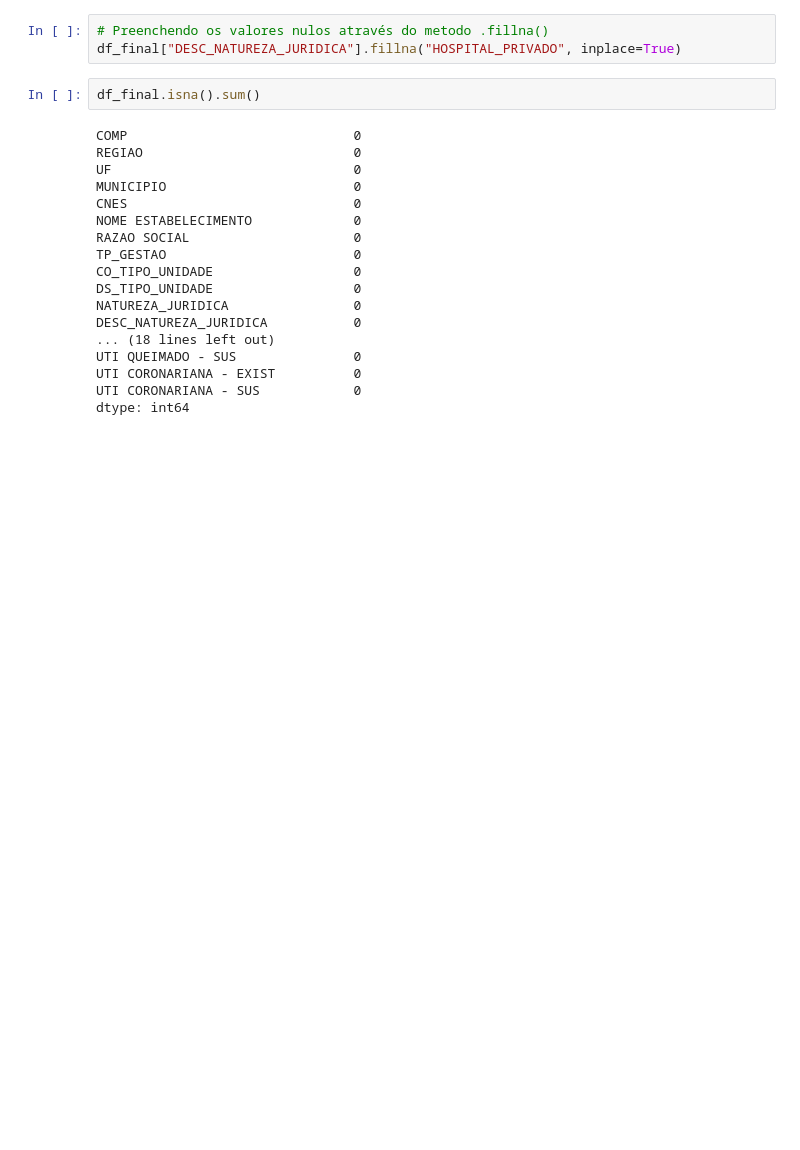
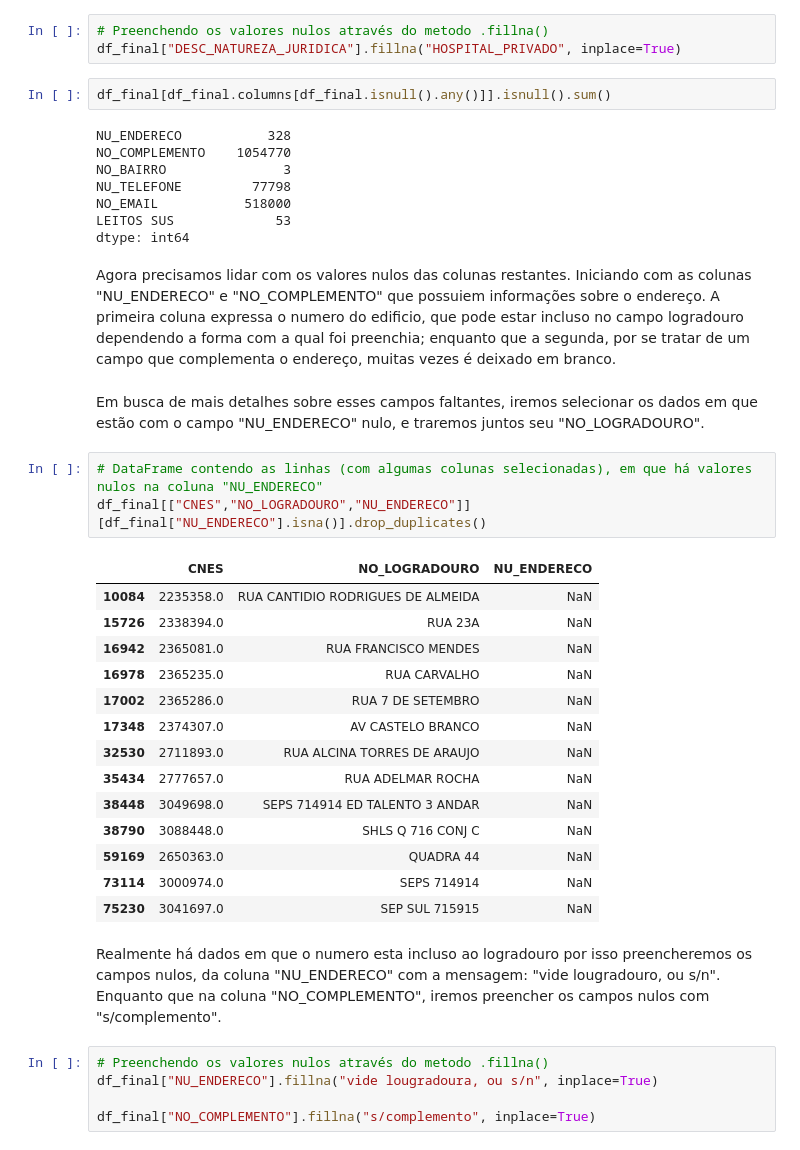
Before and after one commit to RenanGroot/EDA-Hospitais-e-Leitos, a Jupyter notebook: EDA - Hospitais e Leitos.ipynb, the cells around one changed output. Cells and saved outputs as stored; diff of their text form; blank space fills up the shorter version.

```diff
--- a/EDA - Hospitais e Leitos.ipynb
+++ b/EDA - Hospitais e Leitos.ipynb
@@ -317,22 +296,41 @@ Observandos valores anteriores, e assumindo que a natureza juridica dessas insti
 # Preenchendo os valores nulos através do metodo .fillna()
 df_final["DESC_NATUREZA_JURIDICA"].fillna("HOSPITAL_PRIVADO", inplace=True)
 # %%
-df_final.isna().sum()
+df_final[df_final.columns[df_final.isnull().any()]].isnull().sum()
 # %% [output]
-COMP                             0
-REGIAO                           0
-UF                               0
-MUNICIPIO                        0
-CNES                             0
-NOME ESTABELECIMENTO             0
-RAZAO SOCIAL                     0
-TP_GESTAO                        0
-CO_TIPO_UNIDADE                  0
-DS_TIPO_UNIDADE                  0
-NATUREZA_JURIDICA                0
-DESC_NATUREZA_JURIDICA           0
-... (18 lines left out)
-UTI QUEIMADO - SUS               0
-UTI CORONARIANA - EXIST          0
-UTI CORONARIANA - SUS            0
+NU_ENDERECO           328
+NO_COMPLEMENTO    1054770
+NO_BAIRRO               3
+NU_TELEFONE         77798
+NO_EMAIL           518000
+LEITOS SUS             53
 dtype: int64
+# %% [markdown]
+Agora precisamos lidar com os valores nulos das colunas restantes. Iniciando com as colunas "NU_ENDERECO" e "NO_COMPLEMENTO" que possuiem informações sobre o endereço. A primeira coluna expressa o numero do edificio, que pode estar incluso no campo logradouro dependendo a forma com a qual foi preenchia; enquanto que a segunda, por se tratar de um campo que complementa o endereço, muitas vezes é deixado em branco.
+# %% [markdown]
+Em busca de mais detalhes sobre esses campos faltantes, iremos selecionar os dados em que estão com o campo "NU_ENDERECO" nulo, e traremos juntos seu "NO_LOGRADOURO".
+# %%
+# DataFrame contendo as linhas (com algumas colunas selecionadas), em que há valores nulos na coluna "NU_ENDERECO"
+df_final[["CNES","NO_LOGRADOURO","NU_ENDERECO"]][df_final["NU_ENDERECO"].isna()].drop_duplicates()
+# %% [output]
+|  | CNES | NO_LOGRADOURO | NU_ENDERECO |
+| 10084 | 2235358.0 | RUA CANTIDIO RODRIGUES DE ALMEIDA | NaN |
+| 15726 | 2338394.0 | RUA 23A | NaN |
+| 16942 | 2365081.0 | RUA FRANCISCO MENDES | NaN |
+| 16978 | 2365235.0 | RUA CARVALHO | NaN |
+| 17002 | 2365286.0 | RUA 7 DE SETEMBRO | NaN |
+| 17348 | 2374307.0 | AV CASTELO BRANCO | NaN |
+| 32530 | 2711893.0 | RUA ALCINA TORRES DE ARAUJO | NaN |
+| 35434 | 2777657.0 | RUA ADELMAR ROCHA | NaN |
+| 38448 | 3049698.0 | SEPS 714914 ED TALENTO 3 ANDAR | NaN |
+| 38790 | 3088448.0 | SHLS Q 716 CONJ C | NaN |
+| 59169 | 2650363.0 | QUADRA 44 | NaN |
+| 73114 | 3000974.0 | SEPS 714914 | NaN |
+| 75230 | 3041697.0 | SEP SUL 715915 | NaN |
+# %% [markdown]
+Realmente há dados em que o numero esta incluso ao logradouro por isso preencheremos os campos nulos, da coluna "NU_ENDERECO" com a mensagem: "vide lougradouro, ou s/n". Enquanto que na coluna "NO_COMPLEMENTO", iremos preencher os campos nulos com "s/complemento".
+# %%
+# Preenchendo os valores nulos através do metodo .fillna()
+df_final["NU_ENDERECO"].fillna("vide lougradoura, ou s/n", inplace=True)
+
+df_final["NO_COMPLEMENTO"].fillna("s/complemento", inplace=True)
```
Also changed, not shown: parts of 12 cells of this notebook.
